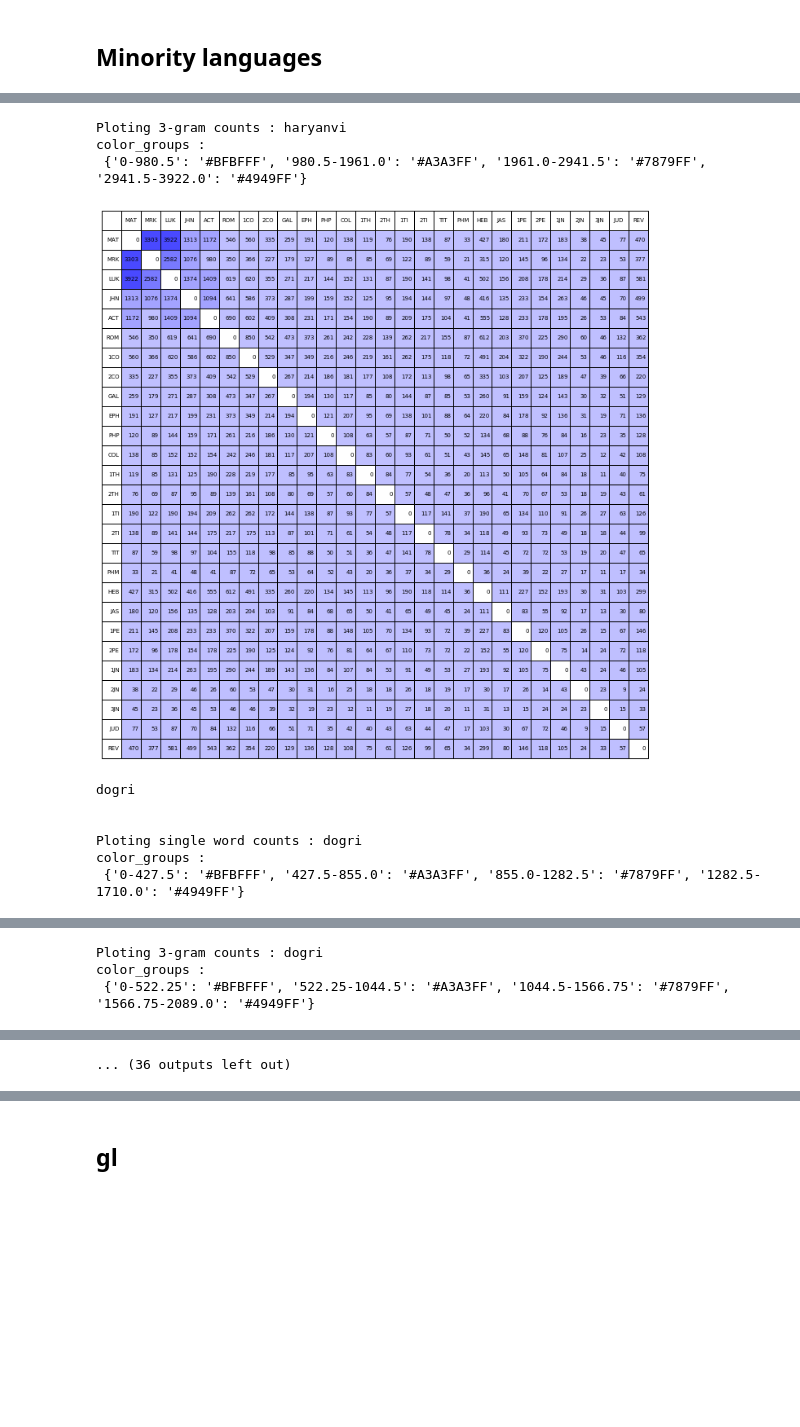
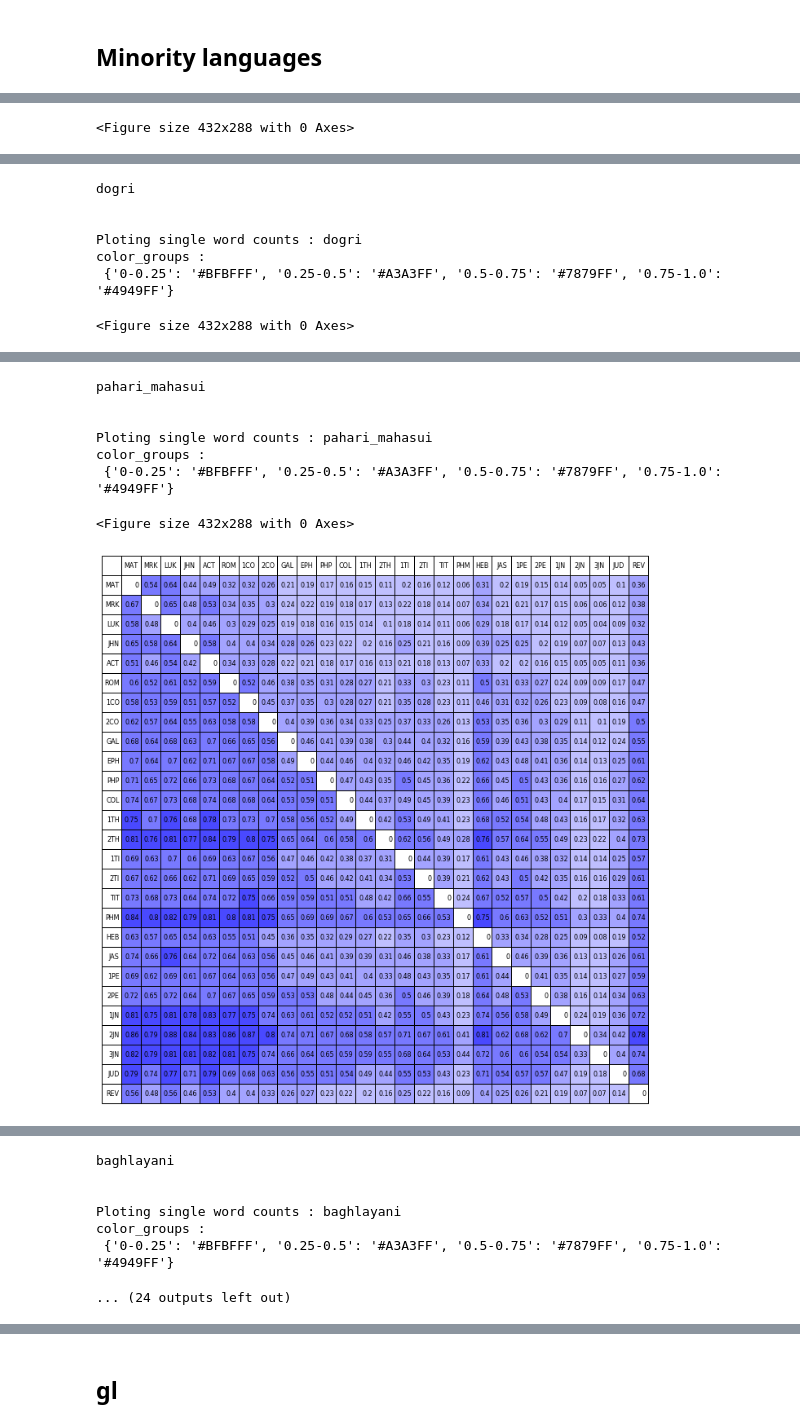
Before and after one commit to Bridgeconn/vachan-data, a Jupyter notebook: clustering/clustering_exp.ipynb, the cells around one changed output, grey strips where cells are left out. Drawn from its saved outputs; the diff is of its cells as text; code cells hidden in the pictures; blank space fills up the shorter version.

Commit message:
Modified the metric calculation, documented the file

```diff
--- a/clustering/clustering_exp.ipynb
+++ b/clustering/clustering_exp.ipynb
@@ -1017,0 +1053,15 @@ color_groups :
+# %%
+groups = []
+for lang, cluster in min_lang_clusters.items():
+#     print("lang : ", lang)
+    for key, value in cluster.items():
+        groups.append(tuple(value))
+for lang, cluster in gl_lang_clusters.items():
+#     print("lang : ", lang)
+    for key, value in cluster.items():
+        groups.append(tuple(value))
+
+common_groups = sorted(Counter(groups).items(), key=lambda i: len(i[0]))
+common_groups = [[list(item[0]), item[1]]for item in common_groups]
+for item in common_groups:
+    print(list(item))
@@ -1017,0 +1086,17 @@ color_groups :
+# %%
+out = []
+for i,entry in enumerate(common_groups):
+    if len(entry[0]) == 1:
+        out.append(entry)
+        continue
+    count = entry[1]
+    for j,item in enumerate(common_groups):
+        if entry == item:
+            continue
+        if(set(entry[0]).issubset(set(item[0]))):
+            count += item[1]
+    out.append([entry[0], count])
+# %%
+common_groups = sorted(out, key=lambda i: i[1], reverse=True)
+for item in common_groups:
+    print(item[0],"\t:", item[1])
@@ -1036,7 +1146,6 @@ def plot_single_words(lang, path):
         content = clean_text(content)
         words = [item for item in list(set(content.split())) if item not in stop_words]
         book_words[name] = words
-    table = calculate_metric_words(book_names, book_words)
-#         with open(metric_path + 'metric_words/single_words/'+lang+'.txt', 'w') as w:
-#             w.write(str(table))
+    rows = calculate_metric_words(lang, book_names, book_words)
+    return rows
 # %% [markdown]
@@ -1075,8 +1181,8 @@ if 'single_words' not in os.listdir(metric_path+'metric_words'):
 # %%
 for min_lang in min_languages:
     print(min_lang)
-    plot_single_words(min_lang, minority_path)
-    plot_3_grams(min_lang, minority_path)
+    rows = plot_single_words(min_lang, minority_path)
+#     plot_3_grams(min_lang, minority_path)
 # %% [output]
 mandeali
 
@@ -1090,0 +1200 @@ color_groups :
+<Figure size 432x288 with 0 Axes>
@@ -1097,0 +1202,7 @@ color_groups :
+dogri
+
+
+Ploting single word counts : dogri
+color_groups :
+ {'0-0.25': '#BFBFFF', '0.25-0.5': '#A3A3FF', '0.5-0.75': '#7879FF', '0.75-1.0': '#4949FF'}
+<Figure size 432x288 with 0 Axes>
@@ -1099,10 +1210,8 @@ color_groups :
-Ploting 3-gram counts : haryanvi
-color_groups :
- {'0-980.5': '#BFBFFF', '980.5-1961.0': '#A3A3FF', '1961.0-2941.5': '#7879FF', '2941.5-3922.0': '#4949FF'}
+pahari_mahasui
+
+
+Ploting single word counts : pahari_mahasui
+color_groups :
+ {'0-0.25': '#BFBFFF', '0.25-0.5': '#A3A3FF', '0.5-0.75': '#7879FF', '0.75-1.0': '#4949FF'}
+<Figure size 432x288 with 0 Axes>
-[figure, old version]
+[figure, new version]
-dogri
-
-
-Ploting single word counts : dogri
-color_groups :
- {'0-427.5': '#BFBFFF', '427.5-855.0': '#A3A3FF', '855.0-1282.5': '#7879FF', '1282.5-1710.0': '#4949FF'}
@@ -1110,3 +1217,0 @@ color_groups :
-Ploting 3-gram counts : dogri
-color_groups :
- {'0-522.25': '#BFBFFF', '522.25-1044.5': '#A3A3FF', '1044.5-1566.75': '#7879FF', '1566.75-2089.0': '#4949FF'}
@@ -1114 +1218,7 @@ color_groups :
-... (36 outputs left out)
+baghlayani
+
+
+Ploting single word counts : baghlayani
+color_groups :
+ {'0-0.25': '#BFBFFF', '0.25-0.5': '#A3A3FF', '0.5-0.75': '#7879FF', '0.75-1.0': '#4949FF'}
+... (24 outputs left out)
```
Also changed, not shown: parts of 41 cells of this notebook.
